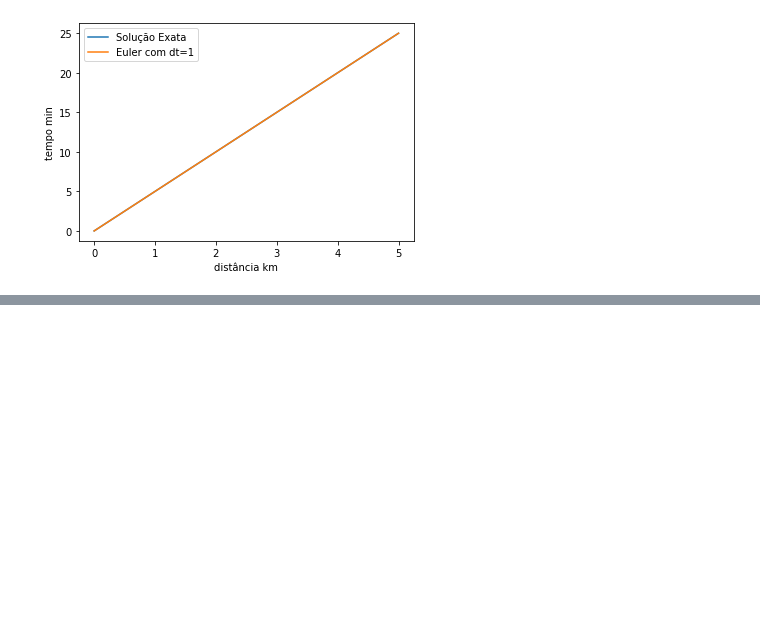
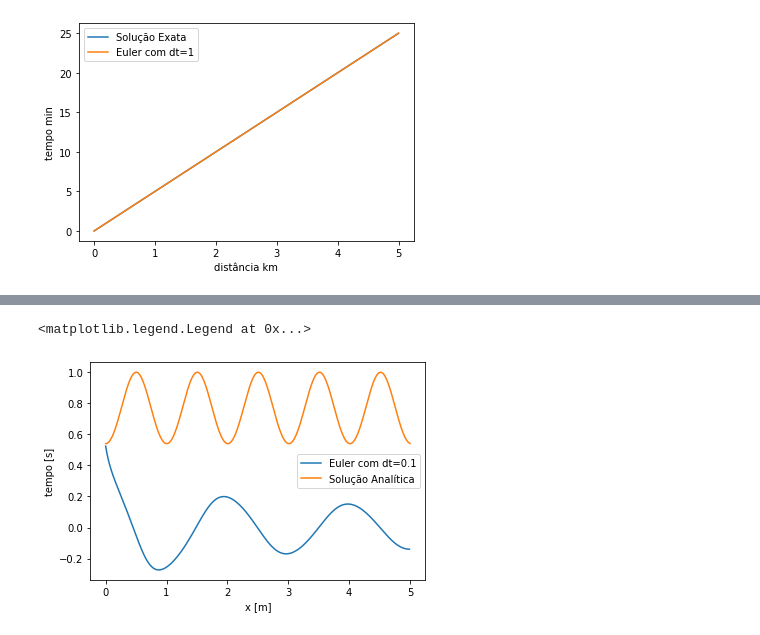
Before and after one commit to raphatrivium/Python-Introduction, a Jupyter notebook: raphael_aula10.ipynb, the cells around one changed output, grey strips where cells are left out. Saved outputs shown, nothing was run; the diff lists cells and outputs as text; code cells hidden in the pictures; blank space fills up the shorter version.

```diff
--- a/raphael_aula10.ipynb
+++ b/raphael_aula10.ipynb
@@ -288,0 +364,55 @@ Valores pela solução analítica:
+# %%
+import math
+import numpy as np
+import matplotlib.pyplot as plt
+
+def y2_prime(y2, y1, t):
+  g = 9.8 ; l = 1
+  return -g/l*y1
+def y1_prime(y2):
+  return y2
+
+def Euler_2grau(range1, range2, dt, y1_0, y2_0):
+  t = np.arange(range1, range2, dt) # Região de estudo e largura dos blocos
+  y1=[]
+  y1.append(y1_0) # condição de contorno y
+  y2=[]
+  y2.append(y2_0) # condição de contorno para y'
+  for i in range(len(t)-1):
+    y1i = y1[i] + y1_prime(y2[i])*dt
+    y2i = y2[i] + y2_prime(y2[i], y1[i], t[i])*dt
+    y1.append( 1*math.sin(y1i) )  #truncar valor para até 3 casas decimais
+    y2.append( round(y2i, 3) )
+  a = [y1,t]
+  return a
+
+# Solução Analíítica
+def pendulo_simples(L,g,tf,p):
+  t=0; i=0 ; theta = 0
+  coordx = [] ; coordy = [] ; tempo = []
+  while t < tf:
+    theta = math.cos( math.sqrt(g/L) * t )
+    x = L * math.sin( theta )
+    y = L * math.cos( theta )
+    coordx.append(x) ; coordy.append(y) ; tempo.append(t)
+    t = t + p
+  lista = [coordx,coordy, tempo ]
+  return lista
+
+dt = 0.01 ; l=1 ; x = l/2 ;
+# Método de Euler
+a = Euler_2grau( 0, 5, dt, math.asin(x/l), 0)
+# Analítica
+b = pendulo_simples(1, 9.8, 5, dt)
+
+# Gráficos
+plt.plot(a[1], a[0], label='Euler com dt=%s' % 0.1 )
+plt.plot(b[2], b[1], label='Solução Analítica' )
+plt.xlabel("x [m]")
+plt.ylabel("tempo [s]")
+plt.legend()
+
+#Não entendi a discrepância. Esperava que a sol. anali. tbm tivesse valores negativos para x
+# %% [output]
+<matplotlib.legend.Legend at 0x...>
+[figure, added]
```
Also changed, not shown: parts of 3 cells of this notebook.
